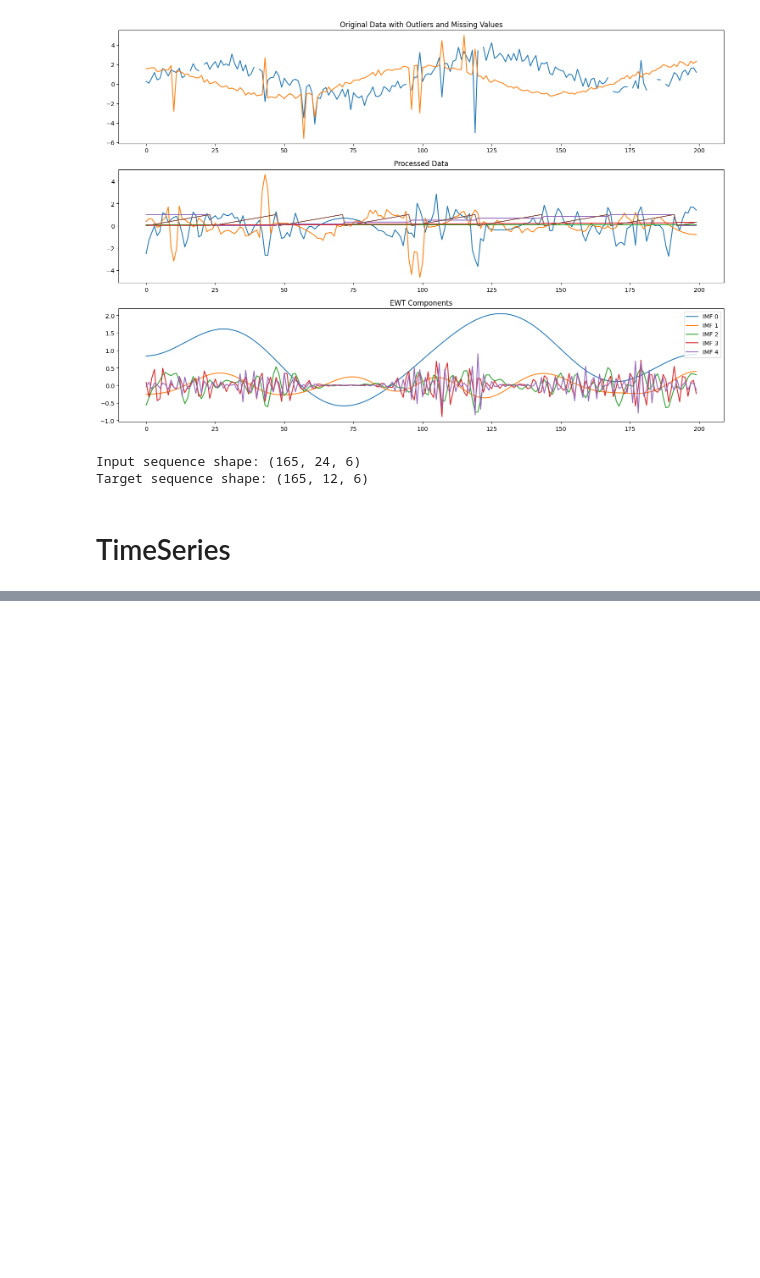
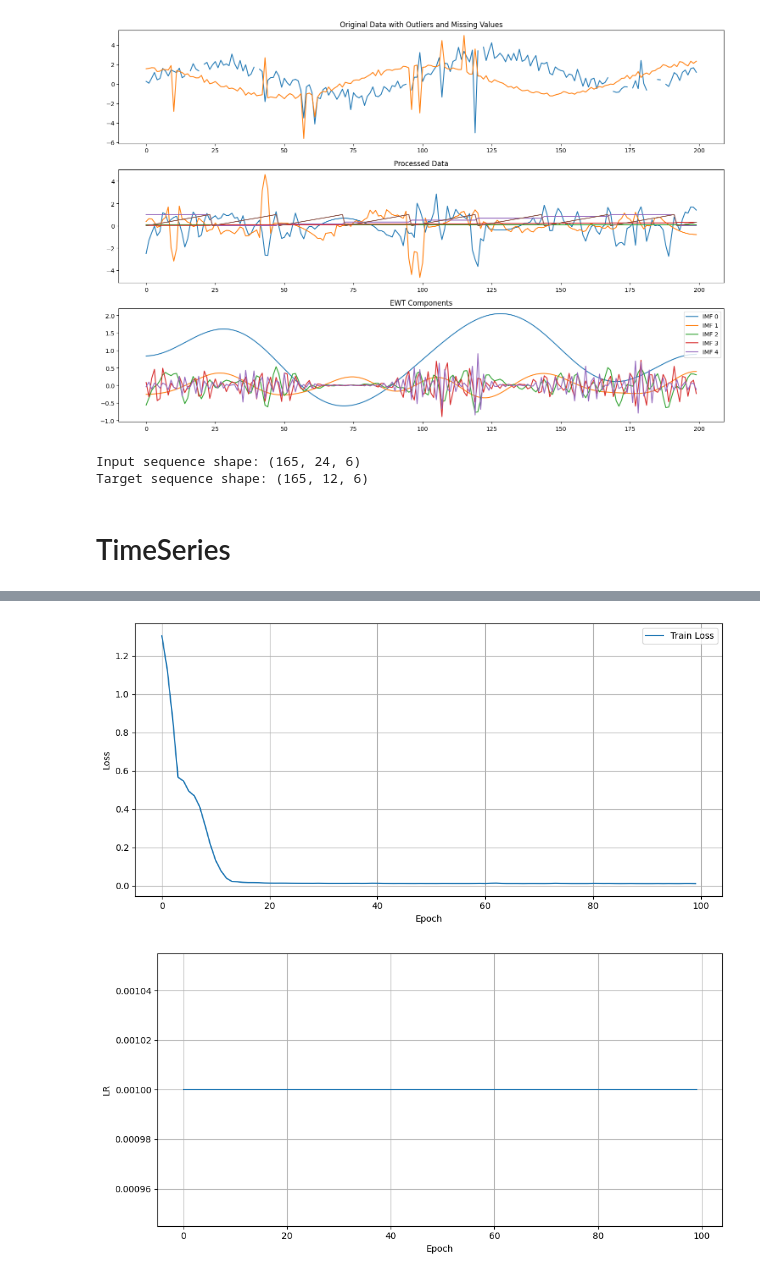
Before and after one commit to lseman/foreblocks, a Jupyter notebook: examples.ipynb, the cells around one changed output, grey strips where cells are left out. Cells and saved outputs as stored; diff of their text form; code cells hidden in the pictures; blank space fills up the shorter version.

```diff
--- a/examples.ipynb
+++ b/examples.ipynb
@@ -208,0 +180,5 @@ Train loss: 0.0132
+# %%
+trainer.plot_learning_curves()
+# %% [output]
+[figure, added]
+[figure, added]
```
Also changed, not shown: parts of 2 cells of this notebook.
